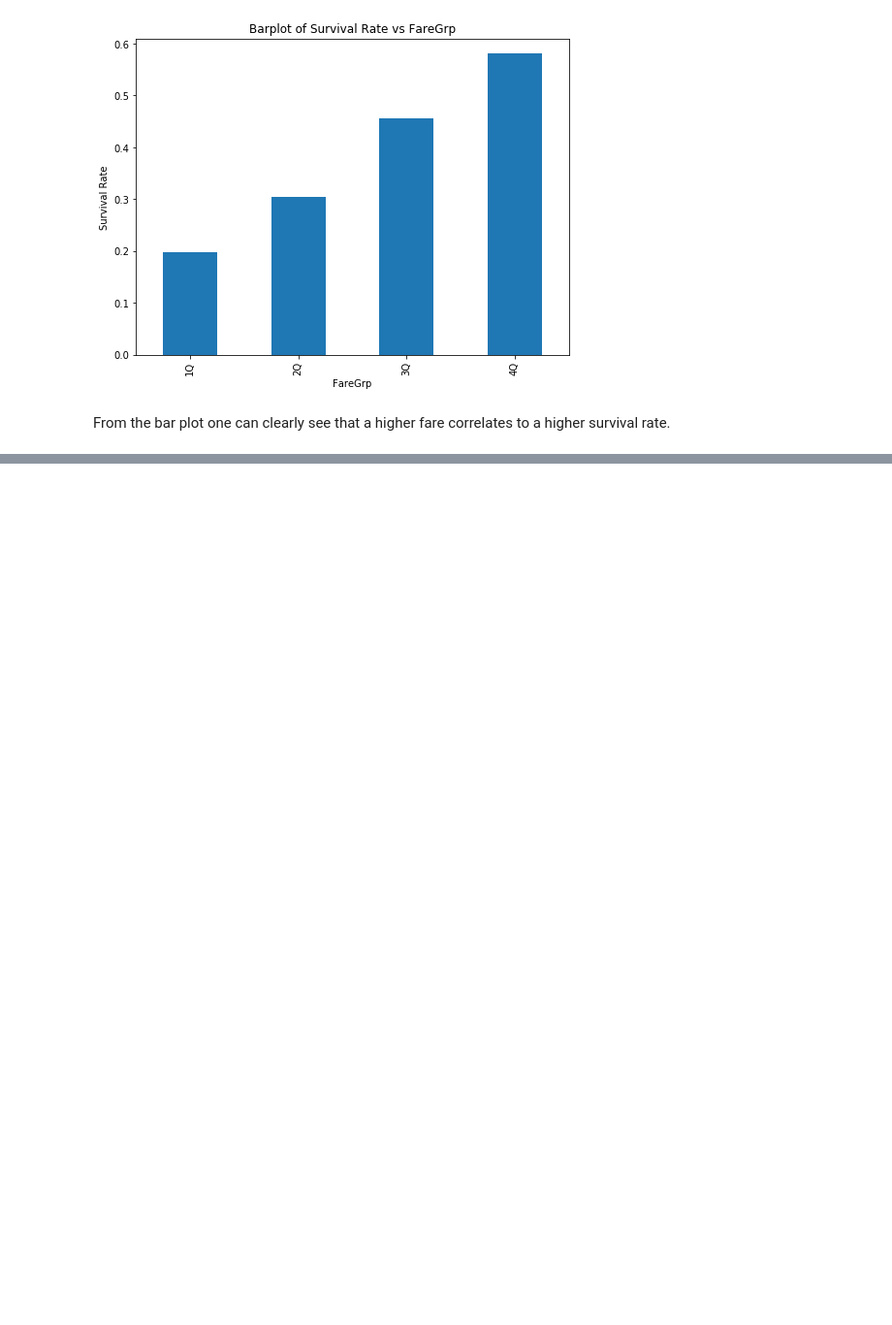
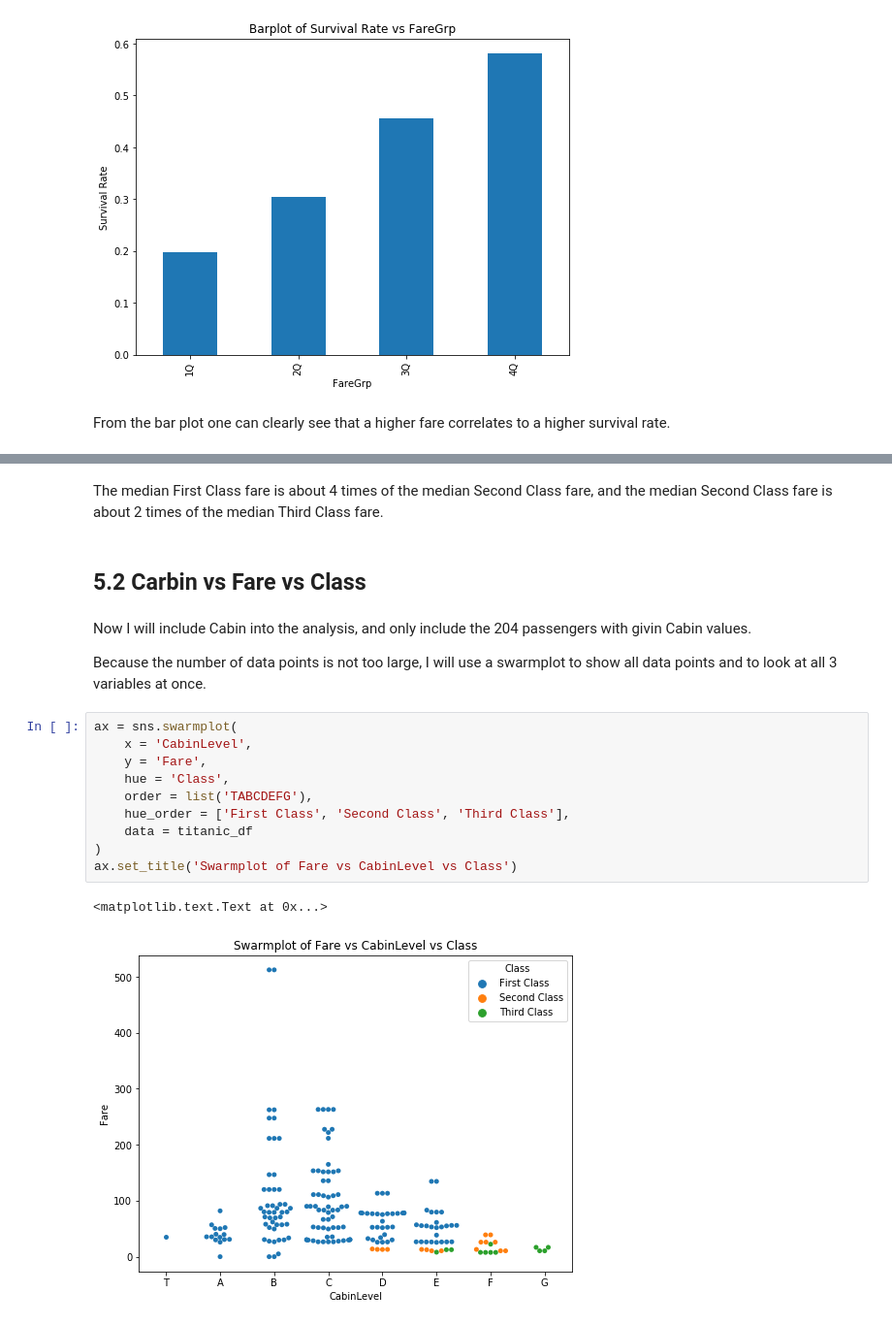
Before and after one commit to Zhenmao/udacity-dand-p2-investigate-a-dataset, a Jupyter notebook: udacity-dand-p2-investigate-a-dataset.ipynb, the cells around one changed output, grey strips where cells are left out. Shown at 97% size. Cells and saved outputs as stored; diff of their text form; blank space fills up the shorter version.

```diff
--- a/udacity-dand-p2-investigate-a-dataset.ipynb
+++ b/udacity-dand-p2-investigate-a-dataset.ipynb
@@ -553,0 +575,21 @@ From the bar plot one can clearly see that a higher fare correlates to a higher
+# %% [markdown]
+The median First Class fare is about 4 times of the median Second Class fare, and the median Second Class fare is about 2 times of the median Third Class fare.
+# %% [markdown]
+## 5.2 Carbin vs Fare vs Class
+# %% [markdown]
+Now I will include Cabin into the analysis, and only include the 204 passengers with givin Cabin values.
+
+Because the number of data points is not too large, I will use a swarmplot to show all data points and to look at all 3 variables at once.
+# %%
+ax = sns.swarmplot(
+    x = 'CabinLevel',
+    y = 'Fare',
+    hue = 'Class',
+    order = list('TABCDEFG'),
+    hue_order = ['First Class', 'Second Class', 'Third Class'],
+    data = titanic_df
+)
+ax.set_title('Swarmplot of Fare vs CabinLevel vs Class')
+# %% [output]
+<matplotlib.text.Text at 0x...>
+[figure, added]
```
Also changed, not shown: parts of 6 cells of this notebook.
